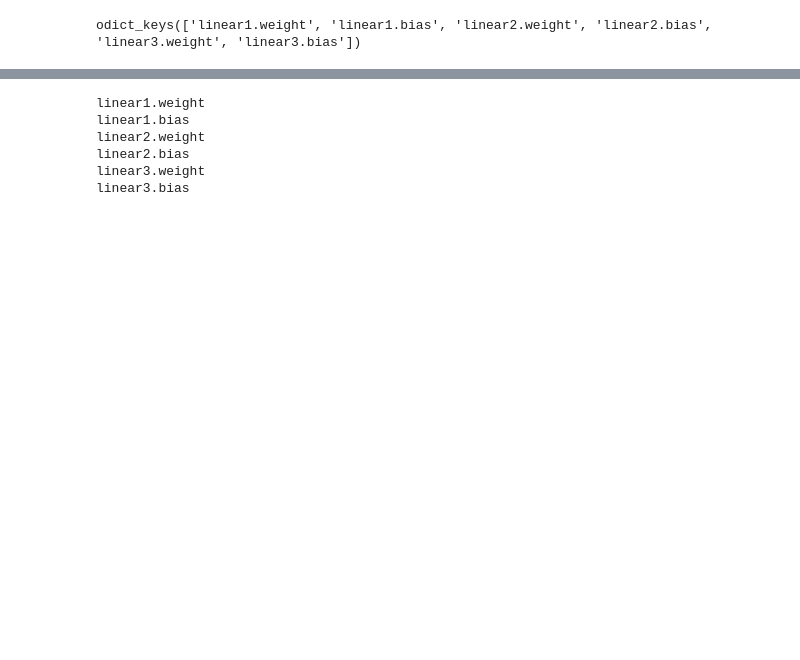
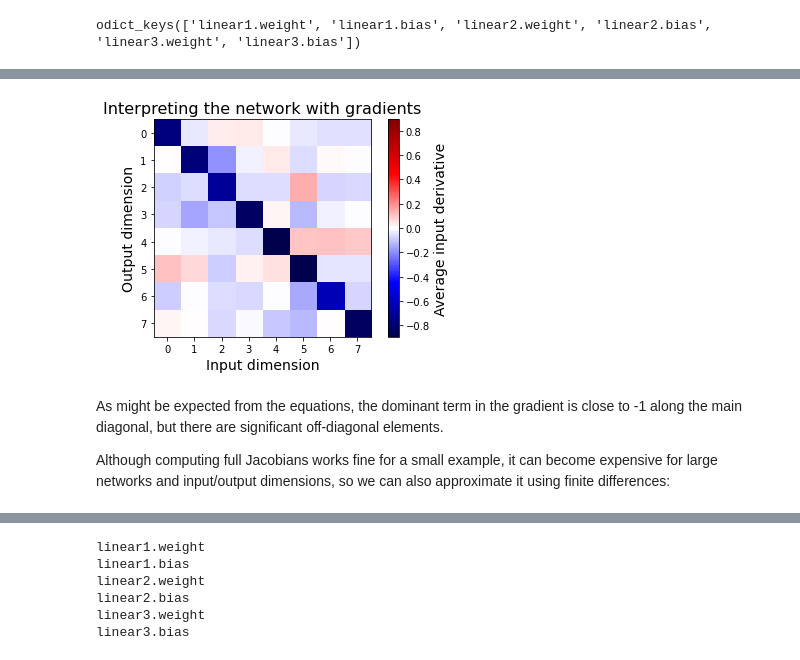
Before and after one commit to m2lines/L96_demo, a Jupyter notebook: 07-Interpretability-of-ML/LRP-L96.ipynb, the cells around one changed output, grey strips where cells are left out. Cells and saved outputs as stored; diff of their text form; code cells hidden in the pictures; blank space fills up the shorter version.

Commit message:
Refactor notebook, add comments, and add pure Jacobian formulation

```diff
--- a/07-Interpretability-of-ML/LRP-L96.ipynb
+++ b/07-Interpretability-of-ML/LRP-L96.ipynb
@@ -38,7 +46,25 @@ Xtrue,_,_,xytrue = W.run(dt, T,store=True)
 # Specify a path
 PATH = "../04Subgrid-parametrization-pytorch/networks/network_3_layers_100_epoches.pth"
 # Load
-model = torch.load(PATH)
-model.keys()
+weights = torch.load(PATH)
+weights.keys()
 # %% [output]
 odict_keys(['linear1.weight', 'linear1.bias', 'linear2.weight', 'linear2.bias', 'linear3.weight', 'linear3.bias'])
+# %%
+class Net_ANN(nn.Module):
+    def __init__(self):
+        super(Net_ANN, self).__init__()
+        self.linear1 = nn.Linear(8, 16) # 8 inputs, 16 neurons for first hidden layer
+        self.linear2 = nn.Linear(16, 16) # 16 neurons for second hidden layer
+        self.linear3 = nn.Linear(16, 8)  # 8 outputs
+#         self.lin_drop = nn.Dropout(0.1) #regularization method to prevent overfitting.
+
+    def forward(self, x):
+        x = F.relu(self.linear1(x))
+        x = F.relu(self.linear2(x))
+        x = self.linear3(x)
+        return x
+
+model = Net_ANN()
+model.load_state_dict(weights)
+model.eval()
@@ -44,0 +83,6 @@ odict_keys(['linear1.weight', 'linear1.bias', 'linear2.weight', 'linear2.bias',
+# %%
+%%time
+jacobians = np.array([
+  jacobian(model, torch.tensor(np.single(Xtrue[i,:]), requires_grad=True)).detach().numpy()
+    for i in range(200)
+])
@@ -44,0 +92,19 @@ odict_keys(['linear1.weight', 'linear1.bias', 'linear2.weight', 'linear2.bias',
+# %%
+def imshow(x, colorbar_pct=97.5, cmap='seismic', **kw):
+    vlim = np.percentile(np.abs(x), colorbar_pct)
+    return plt.imshow(x, vmin=-vlim, vmax=vlim, cmap=cmap, **kw)
+
+plt.title("Interpreting the network with gradients", fontsize=16)
+imshow(jacobians.mean(0))
+plt.colorbar().set_label("Average input derivative", fontsize=14)
+plt.xticks(range(8))
+plt.yticks(range(8))
+plt.xlabel("Input dimension", fontsize=14)
+plt.ylabel("Output dimension", fontsize=14)
+plt.show()
+# %% [output]
+[figure, added]
+# %% [markdown]
+As might be expected from the equations, the dominant term in the gradient is close to -1 along the main diagonal, but there are significant off-diagonal elements.
+
+Although computing full Jacobians works fine for a small example, it can become expensive for large networks and input/output dimensions, so we can also approximate it using finite differences:
```
Also changed, not shown: parts of 26 cells of this notebook.
